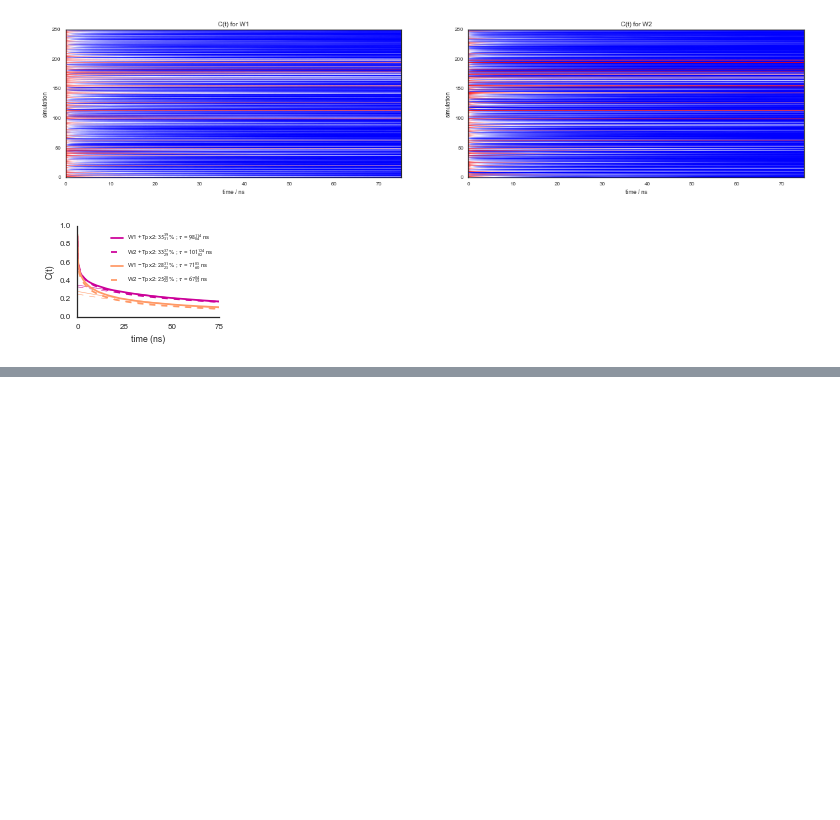
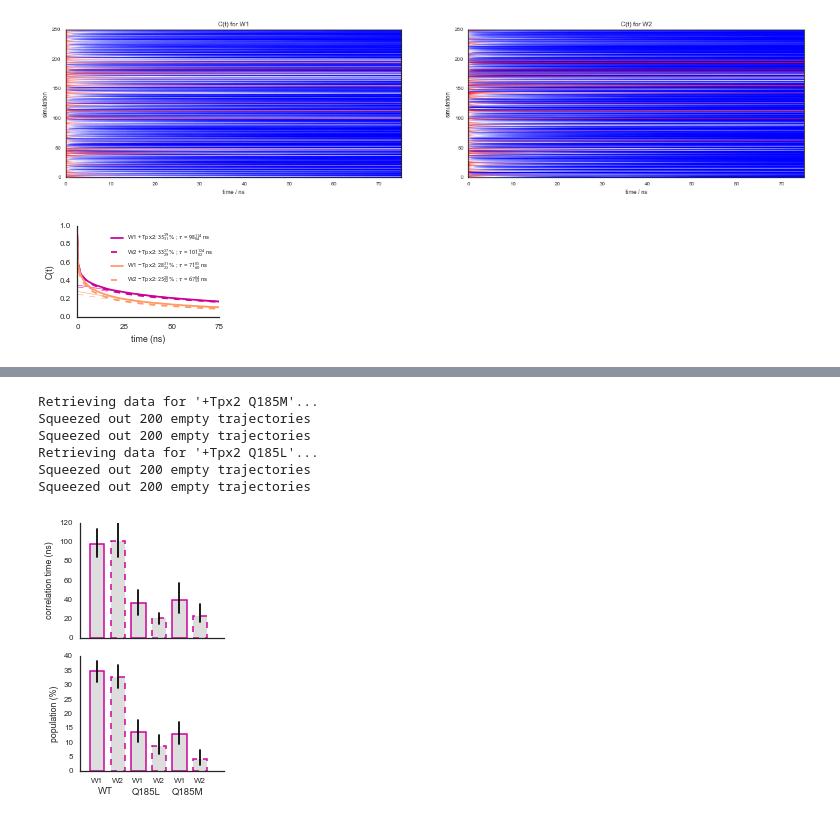
Before and after one commit to choderalab/AURKA_UMN, a Jupyter notebook: analyze/explore-publication-figures.ipynb, the cells around one changed output, grey strips where cells are left out. Drawn from its saved outputs; the diff is of its cells as text; code cells hidden in the pictures; blank space fills up the shorter version.

```diff
--- a/analyze/explore-publication-figures.ipynb
+++ b/analyze/explore-publication-figures.ipynb
@@ -457,0 +470,79 @@ labels
+# %%
+# Produce Fig 3C
+# WT, Q185M, Q185L populations and correlation times +Tpx2
+
+# Compute per-trajectory correlation function contributions
+for key in ['+Tpx2 Q185M', '+Tpx2 Q185L']:
+    C[key] = dict()
+    # Retrieve data for this project
+    [W1, W2] = retrieve_data(key)
+    # Compute trajectory contribtuions to correlation function
+    C[key]['W1'] = correlation_function_contributions(W1, tmax=tmax)
+    C[key]['W2'] = correlation_function_contributions(W2, tmax=tmax)
+# %% [output]
+Retrieving data for '+Tpx2 Q185M'...
+Squeezed out 200 empty trajectories
+Squeezed out 200 empty trajectories
+Retrieving data for '+Tpx2 Q185L'...
+Squeezed out 200 empty trajectories
+Squeezed out 200 empty trajectories
+# %%
+# Generate histogram
+labels = list()
+[taus, taus_low, taus_high] = [list(), list(), list()] # long-lived water lifetimes
+[Ps, Ps_low, Ps_high] = [list(), list(), list()] # long-lived water populations
+mutants = ['WT', 'Q185L', 'Q185M']
+for mutant in mutants:
+    key = '+Tpx2 %s' % mutant
+    for wat in ['W1', 'W2']:
+        [tvec, C_mle, Cfit_mle, C_low, C_high, P_mle, P_low, P_high, tau_mle, tau_low, tau_high] = correlation_function_statistics(C[key][wat], ci=0.95, tmin=60, nbootstrap=500)
+        labels.append(wat)
+        taus.append(tau_mle)
+        taus_low.append(tau_low)
+        taus_high.append(tau_high)
+        Ps.append(P_mle)
+        Ps_low.append(P_low)
+        Ps_high.append(P_high)
+
+# Plot MLE correlation function and exponential fit
+fig = plt.figure(figsize=[2.75,4])
+width = 0.7
+edgecolor = '#cc0099'
+facecolor = '#dddddd'
+linewidth = 1.5
+linestyles = ['-', '--']
+
+# lifetimes
+plt.subplot(2,1,1)
+plt.hold(True)
+for index in range(len(labels)):
+    linestyle = linestyles[index % len(linestyles)]
+    plt.bar(index+0.5, taus[index], width, edgecolor=edgecolor, facecolor=facecolor, linestyle=linestyle, linewidth=linewidth)
+    plt.plot((index+width/2+0.5) * np.array([1, 1]), [taus_low[index], taus_high[index]], 'k-' )
+#plt.xticks(np.arange(6) + width/2., labels)
+plt.xticks([])
+sns.despine()
+plt.tight_layout()
+plt.ylabel('correlation time (ns)');
+
+# populations
+plt.subplot(2,1,2)
+width = 0.7
+plt.hold(True)
+for index in range(len(labels)):
+    linestyle = linestyles[index % len(linestyles)]
+    plt.bar(index+0.5, 100.*Ps[index], width, edgecolor=edgecolor, facecolor=facecolor, linestyle=linestyle, linewidth=linewidth)
+    plt.plot((index+width/2+0.5) * np.array([1, 1]), [100.*Ps_low[index], 100.*Ps_high[index]], 'k-')
+
+plt.xticks(np.arange(6) + width/2. + 0.5, labels)
+sns.despine()
+plt.ylabel('population (%)');
+
+plt.text((2-0.5)/2.+0.5, -8, mutants[0], horizontalalignment='center');
+plt.text(2+(2-0.5)/2.+0.5, -8, mutants[1], horizontalalignment='center');
+plt.text(4+(2-0.5)/2.+0.5, -8, mutants[2], horizontalalignment='center');
+
+plt.tight_layout()
+plt.savefig('Fig-3C.pdf')
+# %% [output]
+[figure, added]
```
Also changed, not shown: parts of 5 cells of this notebook.
